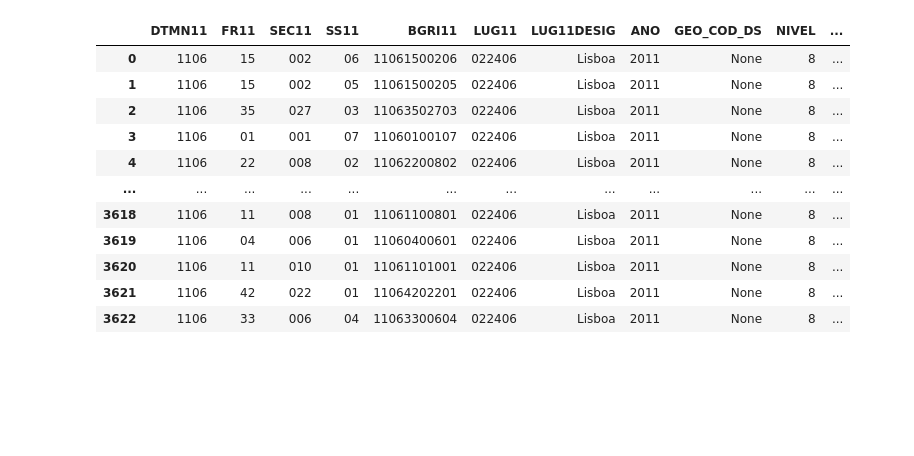
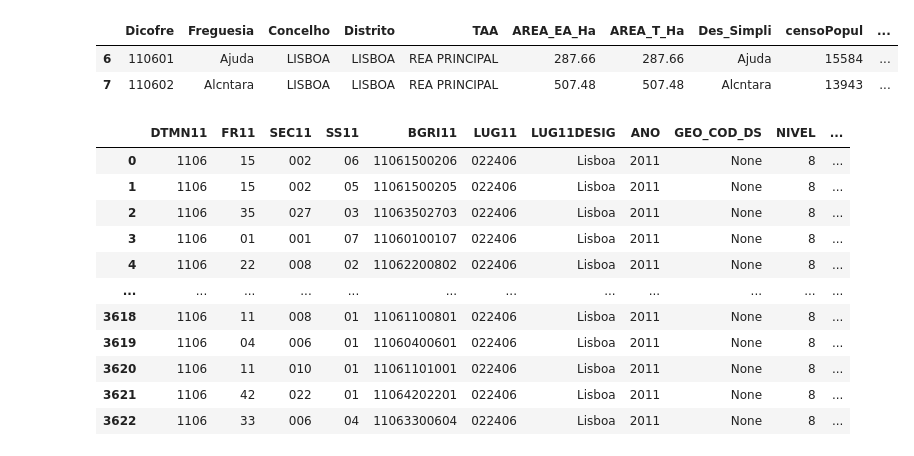
Before and after one commit to TJZLiu/Lisbon-freguesias, a Jupyter notebook: Lisbon freguesias.ipynb, the cells around one changed output. Saved outputs shown, nothing was run; the diff lists cells and outputs as text; code cells hidden in the pictures; blank space fills up the shorter version.

```diff
--- a/Lisbon freguesias.ipynb
+++ b/Lisbon freguesias.ipynb
@@ -50,6 +50,12 @@ current_f
 | 21 | 110633 | Olivais | LISBOA | LISBOA | REA PRINCIPAL | 808.80 | 808.80 | Olivais | 51036 | ... |
 | 22 | 110664 | Santa Clara | LISBOA | LISBOA | REA PRINCIPAL | 335.55 | 335.55 | Santa Clara | 21798 | ... |
 | 23 | 110662 | Parque das Naes | LISBOA | LISBOA | REA PRINCIPAL | 543.50 | 543.50 | Parque das Naes | 0 | ... |
+# %%
+current_f.loc[6:7,:]
+# %% [output]
+|  | Dicofre | Freguesia | Concelho | Distrito | TAA | AREA_EA_Ha | AREA_T_Ha | Des_Simpli | censoPopul | ... |
+| 6 | 110601 | Ajuda | LISBOA | LISBOA | REA PRINCIPAL | 287.66 | 287.66 | Ajuda | 15584 | ... |
+| 7 | 110602 | Alcntara | LISBOA | LISBOA | REA PRINCIPAL | 507.48 | 507.48 | Alcntara | 13943 | ... |
 # %%
 BGRI2011
 # %% [output]
```
Also changed, not shown: 9 other files.
